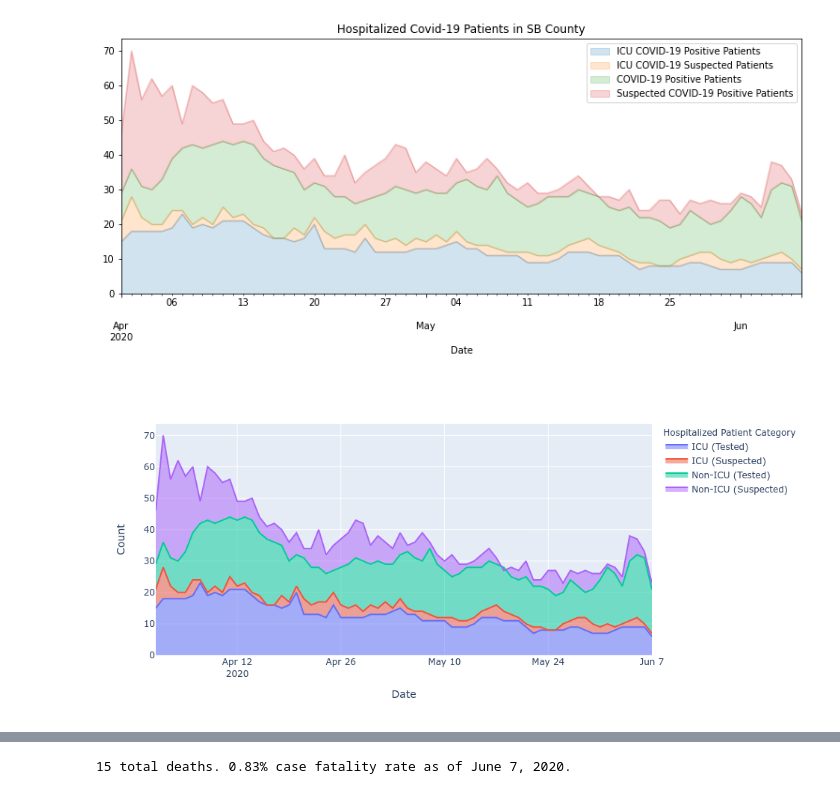
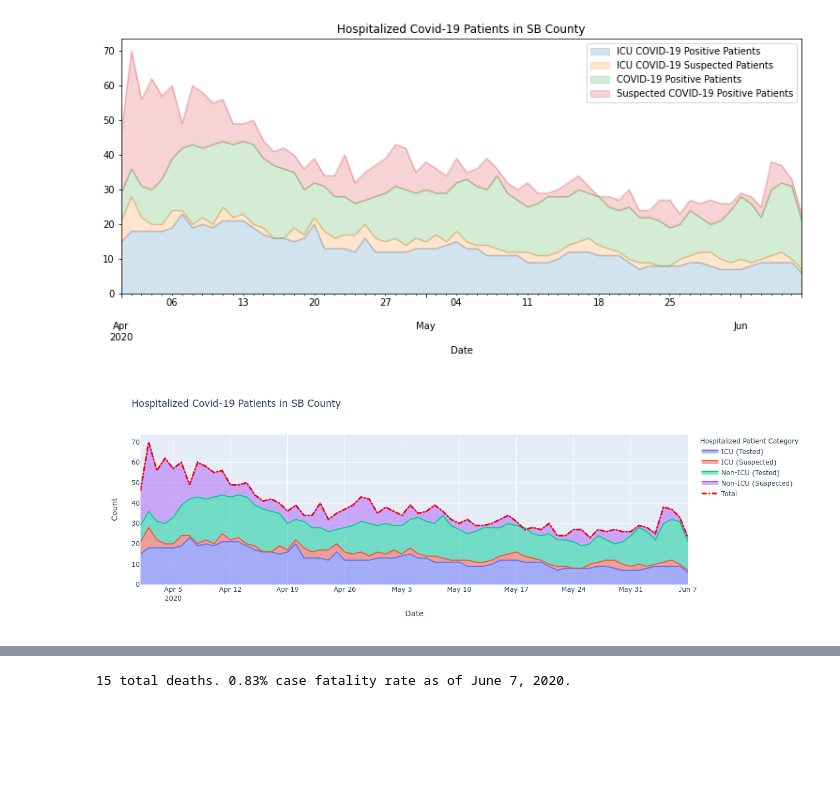
Before and after one commit to jkibele/SB_Covid, a Jupyter notebook: SB_Covid.ipynb, the cells around one changed output, grey strips where cells are left out. Saved outputs shown, nothing was run; the diff lists cells and outputs as text; code cells hidden in the pictures; blank space fills up the shorter version.

Commit message:
Tweeks to the plotly graph.

```diff
--- a/SB_Covid.ipynb
+++ b/SB_Covid.ipynb
@@ -66,8 +67,10 @@ sbc['Non-ICU (Suspected)'] -= sbc['ICU (Suspected)']
 val_cols = sbc.columns
 sbc['Date'] = sbc.index
 sbc = sbc.melt(value_vars=val_cols, id_vars='Date', var_name='Hospitalized Patient Category', value_name='Count')
-# %%
-fig = px.area(sbc, x='Date', y='Count', color='Hospitalized Patient Category')
-fig.show()
-# %% [output]
-[figure, removed]
+# %%
+fig = px.area(sbc, x='Date', y='Count', color='Hospitalized Patient Category', title="Hospitalized Covid-19 Patients in SB County")
+tot = sbc.groupby('Date').sum()
+fig.add_trace(go.Scatter(x=tot.index, y=tot.Count, mode='lines', name='Total', line=dict(dash='dashdot', width=3, color='red')))
+fig.show()
+# %% [output]
+[figure, added]
```
Also changed, not shown: parts of 2 cells of this notebook, 1 other file.
